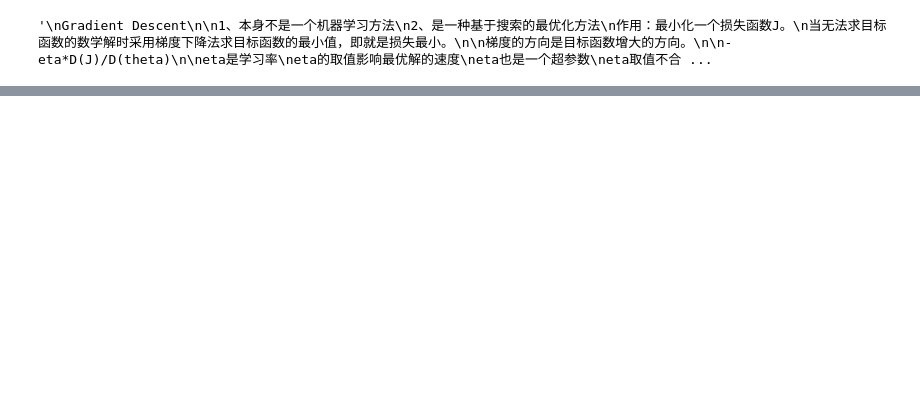
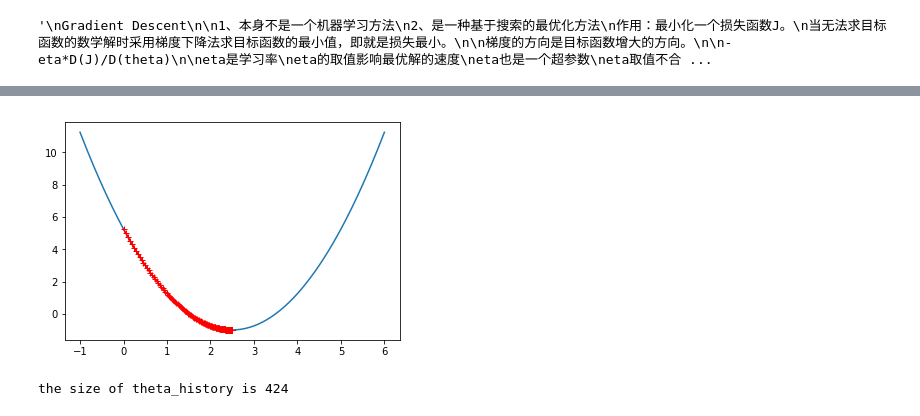
Before and after one commit to scutjason/ml4py, a Jupyter notebook: ml/梯度下降法.ipynb, the cells around one changed output, grey strips where cells are left out. Cells and saved outputs as stored; diff of their text form; code cells hidden in the pictures; blank space fills up the shorter version.

```diff
--- a/ml/梯度下降法.ipynb
+++ b/ml/梯度下降法.ipynb
@@ -25,0 +145,8 @@ eta取值不合适，甚至得不到最优解
+# %%
+eta = 0.01
+theta_history = []
+gradient_descent(0.,eta)
+plot_theta_history()
+# %% [output]
+[figure, added]
+the size of theta_history is 424
```
Also changed, not shown: parts of 91 cells of this notebook, 5 other files.
